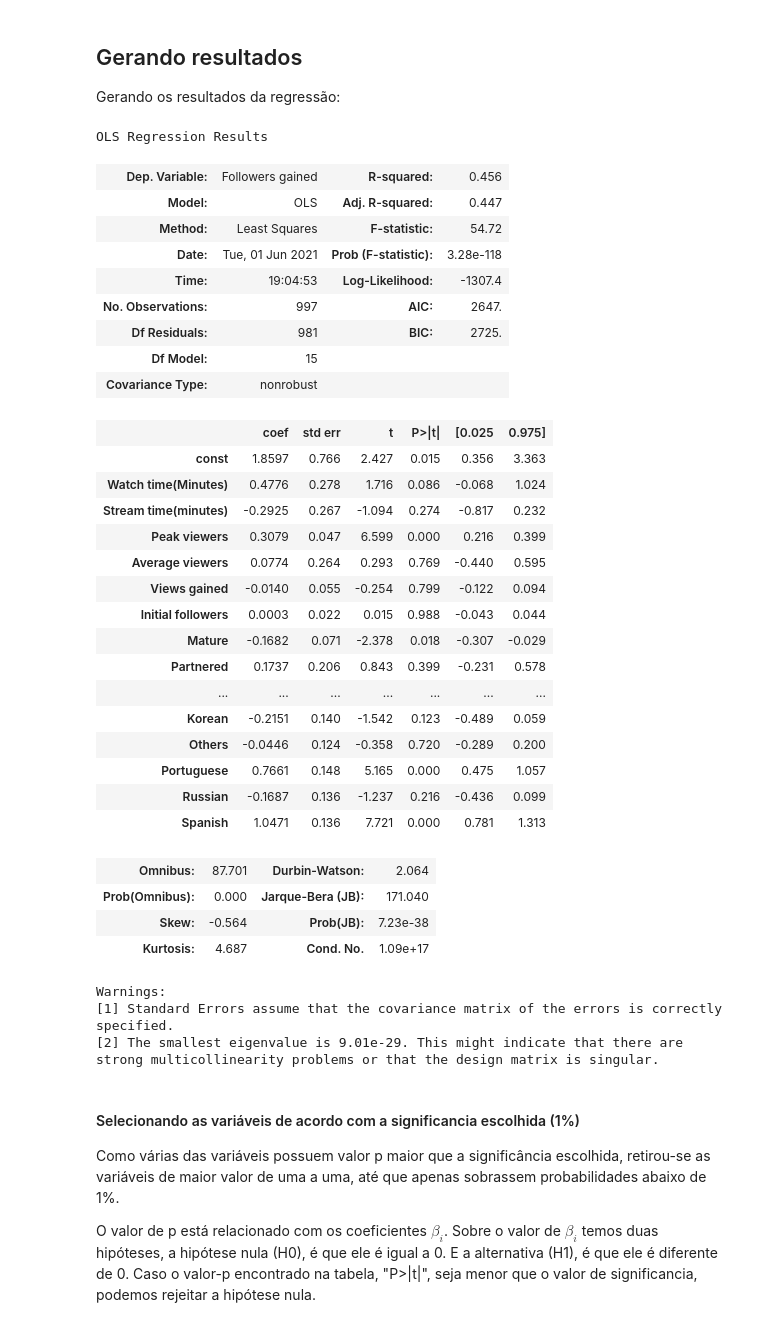
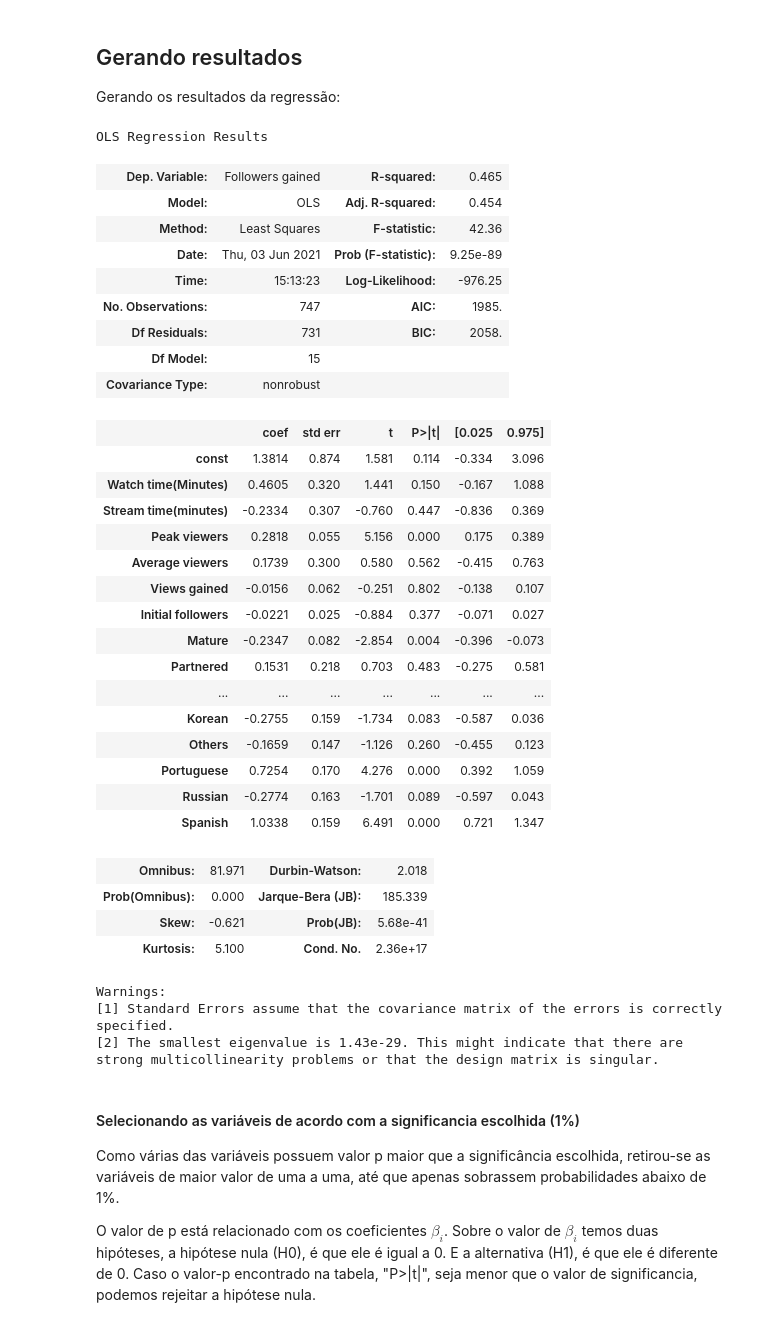
Before and after one commit to Eduardoarcunha/cdados_projeto2, a Jupyter notebook: Projeto 2 - Ciência dos Dados.ipynb, the cells around one changed output. Drawn from its saved outputs; the diff is of its cells as text; code cells hidden in the pictures.

```diff
--- a/Projeto 2 - Ciência dos Dados.ipynb
+++ b/Projeto 2 - Ciência dos Dados.ipynb
@@ -402,46 +400,48 @@ X = df_reg[['Watch time(Minutes)', 'Stream time(minutes)', 'Peak viewers',
             'Average viewers','Views gained', 'Initial followers','Mature','Partnered',
            'English','French','German','Korean','Others','Portuguese','Russian','Spanish']]
 Y = df_reg['Followers gained']
+# %%
+X_train, X_test, Y_train, Y_test = train_test_split(X, Y, test_size = 0.25)
 # %% [markdown]
 ## Gerando resultados
 Gerando os resultados da regressão:
 # %%
-results = regress(Y,X)
+results = regress(Y_train,X_train)
 results.summary()
 # %% [output]
 OLS Regression Results
-| Dep. Variable: | Followers gained | R-squared: | 0.456 |
-| Model: | OLS | Adj. R-squared: | 0.447 |
-| Method: | Least Squares | F-statistic: | 54.72 |
-| Date: | Tue, 01 Jun 2021 | Prob (F-statistic): | 3.28e-118 |
-| Time: | 19:04:53 | Log-Likelihood: | -1307.4 |
-| No. Observations: | 997 | AIC: | 2647. |
-| Df Residuals: | 981 | BIC: | 2725. |
+| Dep. Variable: | Followers gained | R-squared: | 0.465 |
+| Model: | OLS | Adj. R-squared: | 0.454 |
+| Method: | Least Squares | F-statistic: | 42.36 |
+| Date: | Thu, 03 Jun 2021 | Prob (F-statistic): | 9.25e-89 |
+| Time: | 15:13:23 | Log-Likelihood: | -976.25 |
+| No. Observations: | 747 | AIC: | 1985. |
+| Df Residuals: | 731 | BIC: | 2058. |
 | Df Model: | 15 |  |  |
 | Covariance Type: | nonrobust |  |  |
 |  | coef | std err | t | P>|t| | [0.025 | 0.975] |
-| const | 1.8597 | 0.766 | 2.427 | 0.015 | 0.356 | 3.363 |
-| Watch time(Minutes) | 0.4776 | 0.278 | 1.716 | 0.086 | -0.068 | 1.024 |
-| Stream time(minutes) | -0.2925 | 0.267 | -1.094 | 0.274 | -0.817 | 0.232 |
-| Peak viewers | 0.3079 | 0.047 | 6.599 | 0.000 | 0.216 | 0.399 |
-| Average viewers | 0.0774 | 0.264 | 0.293 | 0.769 | -0.440 | 0.595 |
-| Views gained | -0.0140 | 0.055 | -0.254 | 0.799 | -0.122 | 0.094 |
-| Initial followers | 0.0003 | 0.022 | 0.015 | 0.988 | -0.043 | 0.044 |
-| Mature | -0.1682 | 0.071 | -2.378 | 0.018 | -0.307 | -0.029 |
-| Partnered | 0.1737 | 0.206 | 0.843 | 0.399 | -0.231 | 0.578 |
+| const | 1.3814 | 0.874 | 1.581 | 0.114 | -0.334 | 3.096 |
+| Watch time(Minutes) | 0.4605 | 0.320 | 1.441 | 0.150 | -0.167 | 1.088 |
+| Stream time(minutes) | -0.2334 | 0.307 | -0.760 | 0.447 | -0.836 | 0.369 |
+| Peak viewers | 0.2818 | 0.055 | 5.156 | 0.000 | 0.175 | 0.389 |
+| Average viewers | 0.1739 | 0.300 | 0.580 | 0.562 | -0.415 | 0.763 |
+| Views gained | -0.0156 | 0.062 | -0.251 | 0.802 | -0.138 | 0.107 |
+| Initial followers | -0.0221 | 0.025 | -0.884 | 0.377 | -0.071 | 0.027 |
+| Mature | -0.2347 | 0.082 | -2.854 | 0.004 | -0.396 | -0.073 |
+| Partnered | 0.1531 | 0.218 | 0.703 | 0.483 | -0.275 | 0.581 |
 | ... | ... | ... | ... | ... | ... | ... |
-| Korean | -0.2151 | 0.140 | -1.542 | 0.123 | -0.489 | 0.059 |
-| Others | -0.0446 | 0.124 | -0.358 | 0.720 | -0.289 | 0.200 |
-| Portuguese | 0.7661 | 0.148 | 5.165 | 0.000 | 0.475 | 1.057 |
-| Russian | -0.1687 | 0.136 | -1.237 | 0.216 | -0.436 | 0.099 |
-| Spanish | 1.0471 | 0.136 | 7.721 | 0.000 | 0.781 | 1.313 |
+| Korean | -0.2755 | 0.159 | -1.734 | 0.083 | -0.587 | 0.036 |
+| Others | -0.1659 | 0.147 | -1.126 | 0.260 | -0.455 | 0.123 |
+| Portuguese | 0.7254 | 0.170 | 4.276 | 0.000 | 0.392 | 1.059 |
+| Russian | -0.2774 | 0.163 | -1.701 | 0.089 | -0.597 | 0.043 |
+| Spanish | 1.0338 | 0.159 | 6.491 | 0.000 | 0.721 | 1.347 |
-| Omnibus: | 87.701 | Durbin-Watson: | 2.064 |
-| Prob(Omnibus): | 0.000 | Jarque-Bera (JB): | 171.040 |
-| Skew: | -0.564 | Prob(JB): | 7.23e-38 |
-| Kurtosis: | 4.687 | Cond. No. | 1.09e+17 |
+| Omnibus: | 81.971 | Durbin-Watson: | 2.018 |
+| Prob(Omnibus): | 0.000 | Jarque-Bera (JB): | 185.339 |
+| Skew: | -0.621 | Prob(JB): | 5.68e-41 |
+| Kurtosis: | 5.100 | Cond. No. | 2.36e+17 |
 Warnings:
 [1] Standard Errors assume that the covariance matrix of the errors is correctly specified.
-[2] The smallest eigenvalue is 9.01e-29. This might indicate that there are
+[2] The smallest eigenvalue is 1.43e-29. This might indicate that there are
 strong multicollinearity problems or that the design matrix is singular.
 # %% [markdown]
 #### Selecionando as variáveis de acordo com a significancia escolhida (1%)
```
Also changed, not shown: parts of 18 cells of this notebook.
